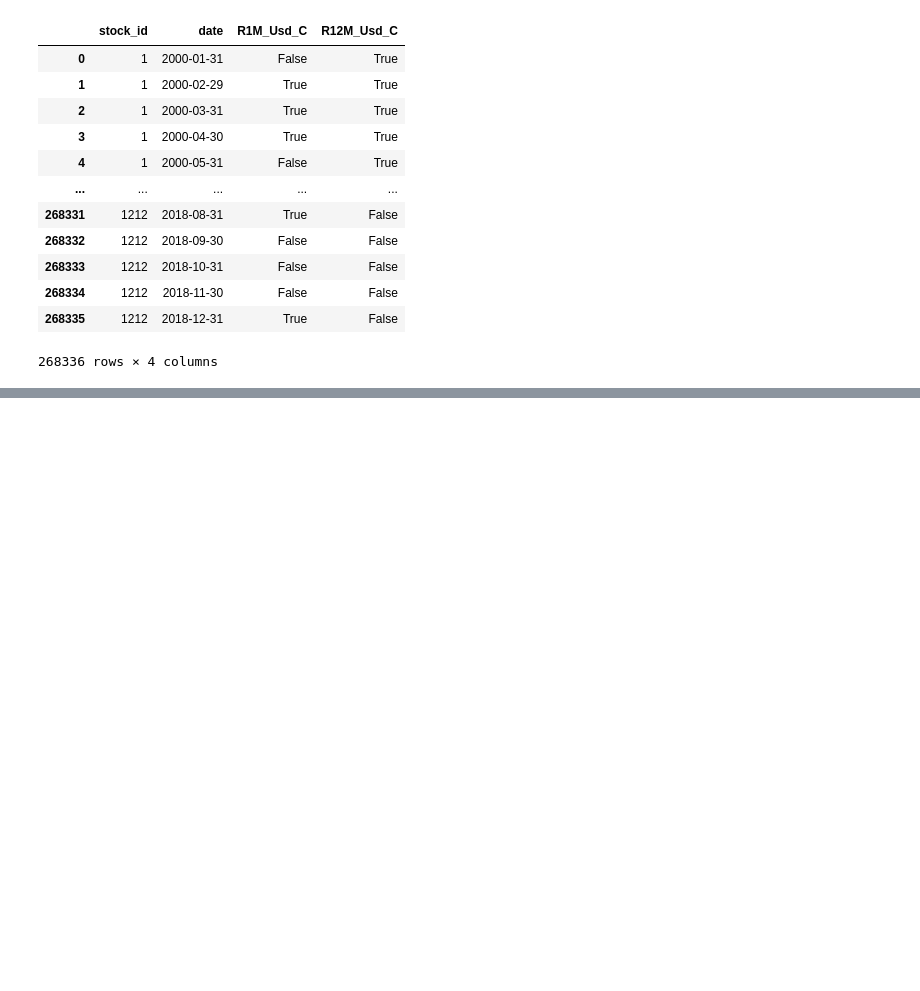
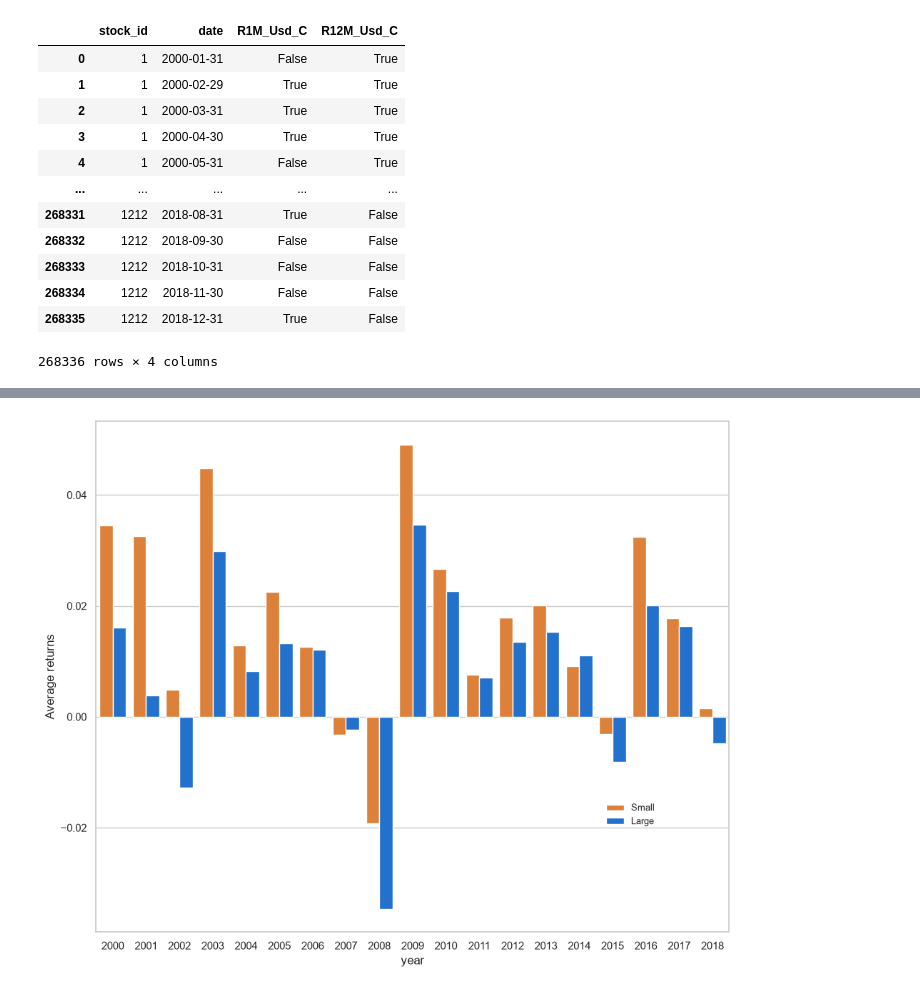
Before and after one commit to David-Ogunsanya/Machine_Learnig_Investing, a Jupyter notebook: ML_journey/ml_work_part_1.ipynb, the cells around one changed output, grey strips where cells are left out. Saved outputs shown, nothing was run; the diff lists cells and outputs as text; code cells hidden in the pictures; blank space fills up the shorter version.

```diff
--- a/ML_journey/ml_work_part_1.ipynb
+++ b/ML_journey/ml_work_part_1.ipynb
@@ -155,0 +176,37 @@ returns = (
+# %%
+df_summary = (
+    data_ml.assign(
+        large = lambda x: x["Mkt_Cap_12M_Usd"] > x.groupby("date")["Mkt_Cap_12M_Usd"].transform("median"),
+        year = lambda x: pd.to_datetime(x["date"]).dt.year
+    )
+    .groupby(["year", "large"])["R1M_Usd"]
+    .mean()
+    .reset_index(name="avg_return")
+)
+
+#Plotting
+sns.set_theme(style="whitegrid")
+fig, ax = plt.subplots(figsize=(12, 8))
+
+# Dodge bar plot
+sns.barplot(
+    data=df_summary,
+    x="year",
+    y="avg_return",
+    hue="large",
+    palette=["#F87E1F", "#0570EA"],
+    ax=ax
+)
+
+# Labeling & Legend Styling
+ax.set_ylabel("Average returns")
+ax.set_xlabel("year")
+
+handles, _ = ax.get_legend_handles_labels()
+ax.legend(handles=handles, labels=["Small", "Large"], loc=(0.8, 0.2), frameon=False, fontsize=9)
+ax.set_box_aspect(1 / 1.24)
+
+plt.tight_layout()
+plt.show()
+# %% [output]
+[figure, added]
```
Also changed, not shown: parts of 1 cell of this notebook.
